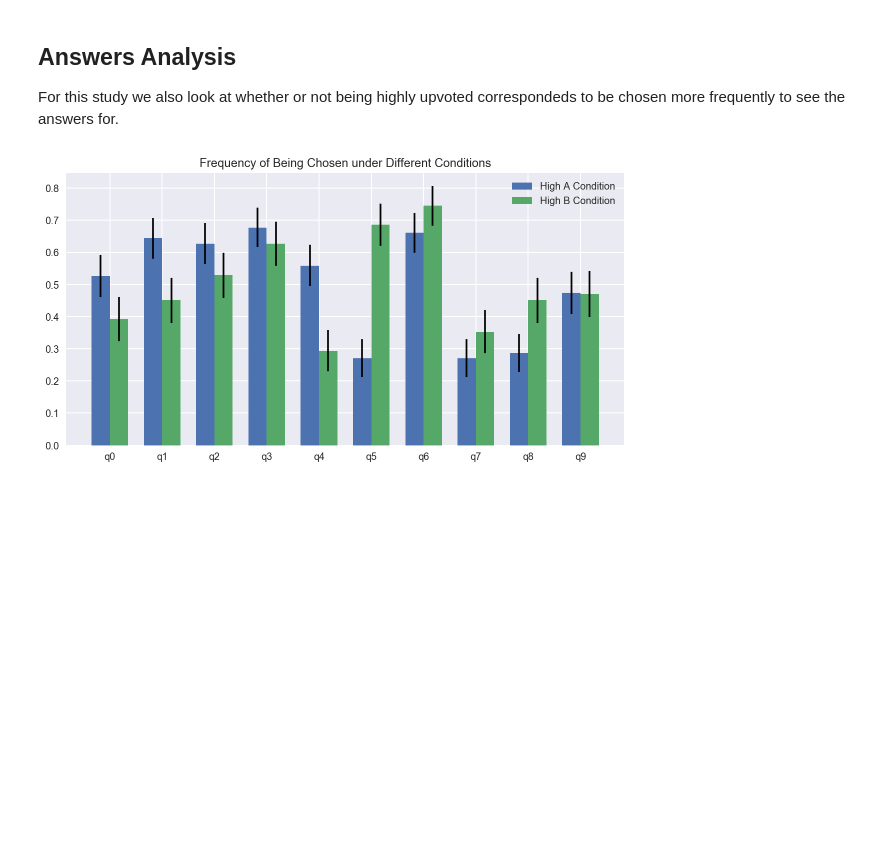
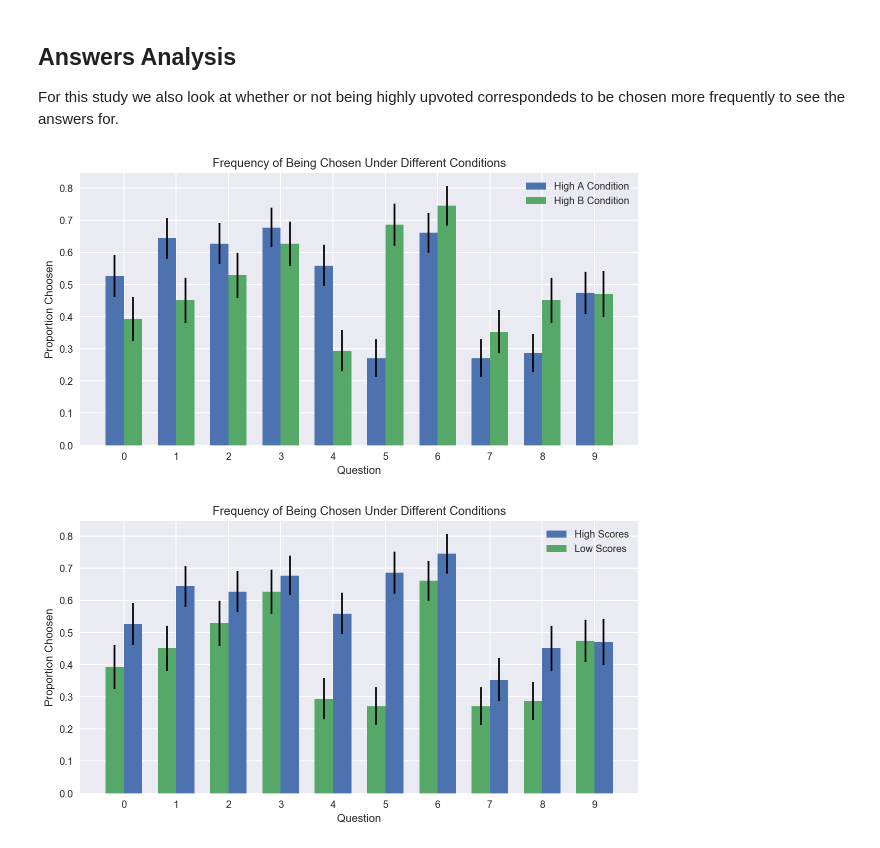
Before and after one commit to hermish/cocosci-research, a Jupyter notebook: analysis/social-follow-up.ipynb, the cells around one changed output. Drawn from its saved outputs; the diff is of its cells as text; code cells hidden in the pictures; blank space fills up the shorter version.

Commit message:
Create write-up graphs

```diff
--- a/analysis/social-follow-up.ipynb
+++ b/analysis/social-follow-up.ipynb
@@ -473,25 +483,66 @@ plt.show()
 ## Answers Analysis
 For this study we also look at whether or not being highly upvoted correspondeds to be chosen more frequently to see the answers for.
 # %%
+# Group by condition
+title = 'Frequency of Being Chosen Under Different Conditions'
+legend = ['High A Condition', 'High B Condition']
+x_label = 'Question'
+y_label = 'Proportion Choosen'
+
 fig, ax = plt.subplots()
-
 labels = [label + 'choice' for label in QUESTIONS.values()]
 ind, width = np.arange(len(labels)), 0.35
 
 a_means = [high_a[column].mean() for column in labels]
 a_stds = [high_a[column].std() / math.sqrt(a_size) for column in labels]
 a_rects = ax.bar(ind, a_means, width, yerr=a_stds)
 
 b_means = [high_b[column].mean() for column in labels]
 b_stds = [high_b[column].std() / math.sqrt(b_size) for column in labels]
 b_rects = ax.bar(ind + width, b_means, width, yerr=b_stds)
 
 ax.set_xticks(ind + width / 2)
-ax.set_xticklabels([word[:2] for word in labels])
+ax.set_xticklabels([word[1] for word in labels])
 
 fig.set_size_inches(10, 5)
-plt.title('Frequency of Being Chosen under Different Conditions')
-plt.legend(['High A Condition', 'High B Condition'])
+plt.xlabel(x_label)
+plt.ylabel(y_label)
+plt.title(title)
+plt.legend(legend)
 plt.show()
+
+# Group by scores
+title = 'Frequency of Being Chosen Under Different Conditions'
+legend = ['High Scores', 'Low Scores']
+x_label = 'Question'
+y_label = 'Proportion Choosen'
+
+fig, ax = plt.subplots()
+
+labels = [label + 'choice' for label in sorted(QUESTIONS.values())]
+ind, width = np.arange(len(labels)), 0.35
+
+a_means = [high_a[column].mean() for column in labels]
+a_stds = [high_a[column].std() / math.sqrt(a_size) for column in labels]
+
+b_means = [high_b[column].mean() for column in labels]
+b_stds = [high_b[column].std() / math.sqrt(b_size) for column in labels]
+
+high_rects = ax.bar(ind + width, a_means[:5] + b_means[5:], width,
+                    yerr=a_stds[:5] + b_stds[5:])
+low_rects = ax.bar(ind, b_means[:5] + a_means[5:], width,
+                   yerr=b_stds[:5] + a_stds[5:])
+
+ax.set_xticks(ind + width / 2)
+ax.set_xticklabels([word[1] for word in labels])
+
+fig.set_size_inches(10, 5)
+plt.xlabel(x_label)
+plt.ylabel(y_label)
+plt.title(title)
+plt.legend(legend)
+# plt.savefig('frequencies.pdf', bbox_inches='tight')
+plt.show()
 # %% [output]
-[figure, old version]
+[figure, new version]
+[figure, added]
```
Also changed, not shown: parts of 4 cells of this notebook, 1 other file.
